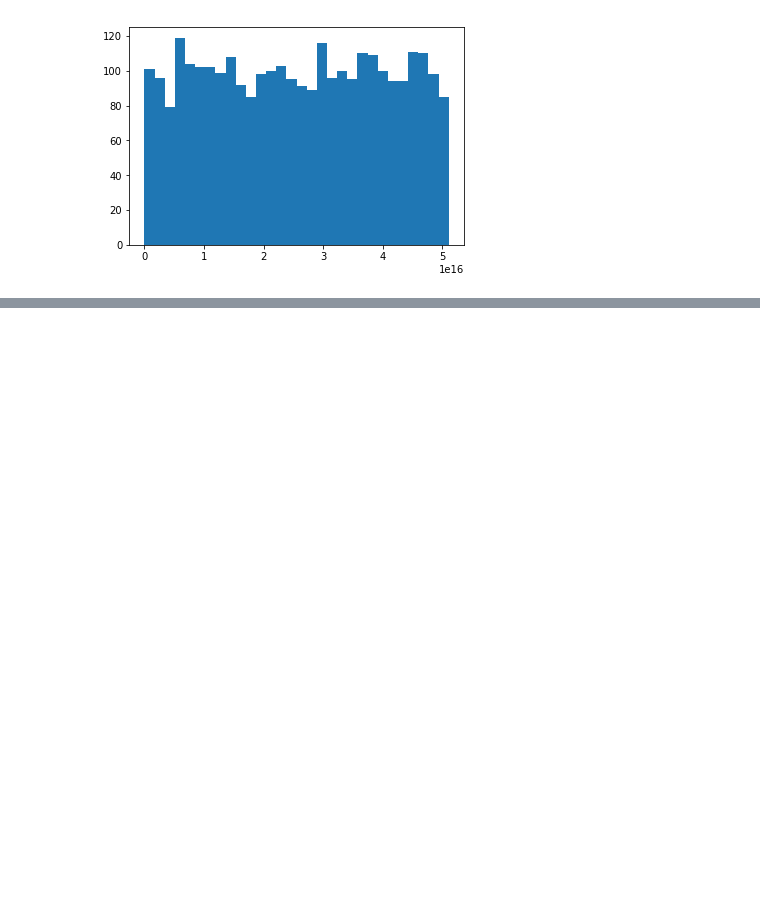
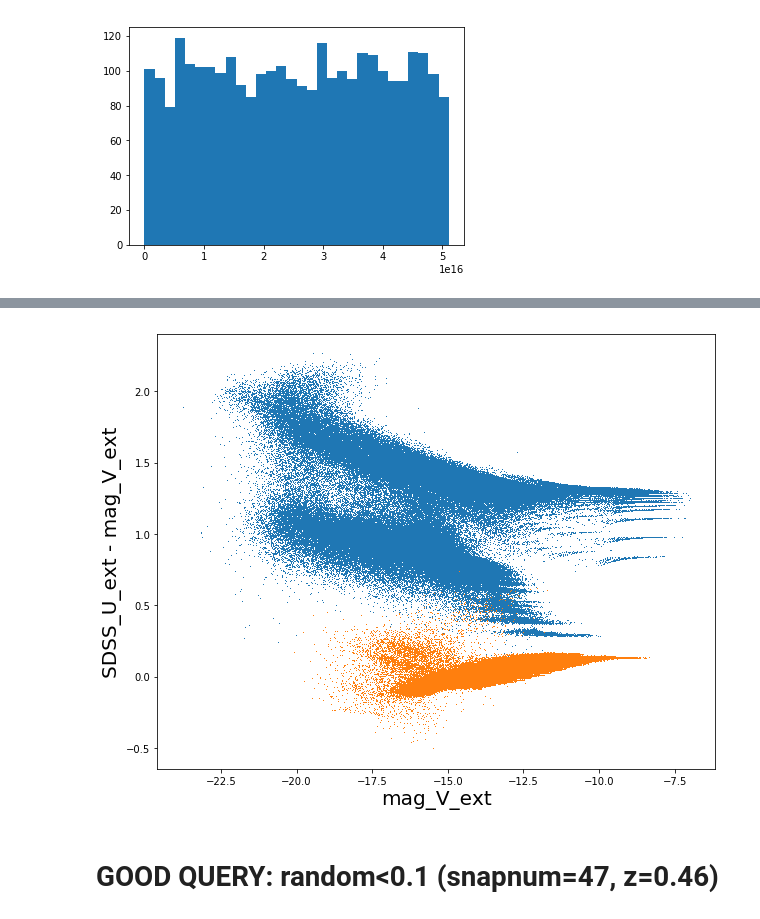
Before and after one commit to GiorgioManzoni/VIPERS_GALFORM, a Jupyter notebook: 005_progenitor.ipynb, the cells around one changed output, grey strips where cells are left out. Drawn from its saved outputs; the diff is of its cells as text; code cells hidden in the pictures; blank space fills up the shorter version.

```diff
--- a/005_progenitor.ipynb
+++ b/005_progenitor.ipynb
@@ -622,0 +644,6 @@ plt.hist(snap_47['mainleafid'],bins=30)
+# %%
+query =  'SELECT des.mag_V_ext as d_mag_V_ext, des.SDSS_u_ext as d_SDSS_u_ext, prog.mag_V_ext as p_mag_V_ext, prog.SDSS_u_ext as p_SDSS_u_ext '
+query += 'FROM Gonzalez2014a..mr7 as prog, Gonzalez2014a..mr7 as des '
+query += 'WHERE des.mainleafid = prog.galaxyid '
+query += 'AND des.snapnum=47 and des.random<0.01 '
+z_47_ALL = vdb.execute_query(query)
@@ -622,0 +654,11 @@ plt.hist(snap_47['mainleafid'],bins=30)
+# %%
+plt.figure(figsize=(10,8))
+plt.plot(z_47_ALL['d_mag_V_ext'],z_47_ALL['d_SDSS_u_ext']-z_47_ALL['d_mag_V_ext'],',')
+plt.plot(z_47_ALL['p_mag_V_ext'],z_47_ALL['p_SDSS_u_ext']-z_47_ALL['p_mag_V_ext'],',')
+plt.xlabel("mag_V_ext")
+plt.ylabel("SDSS_U_ext - mag_V_ext")
+plt.show()
+# %% [output]
+[figure, added]
+# %% [markdown]
+# GOOD QUERY: random<0.1 (snapnum=47, z=0.46)
```
Also changed, not shown: parts of 30 cells of this notebook.
